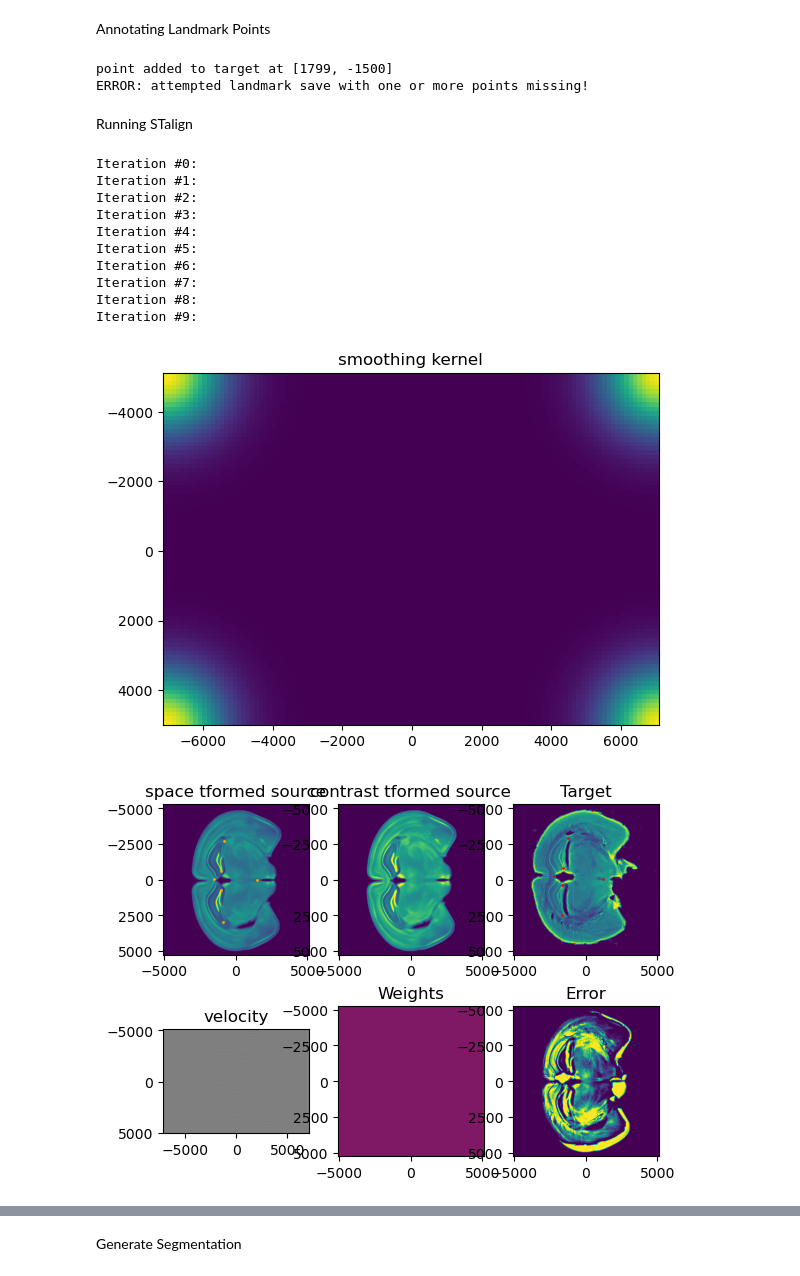
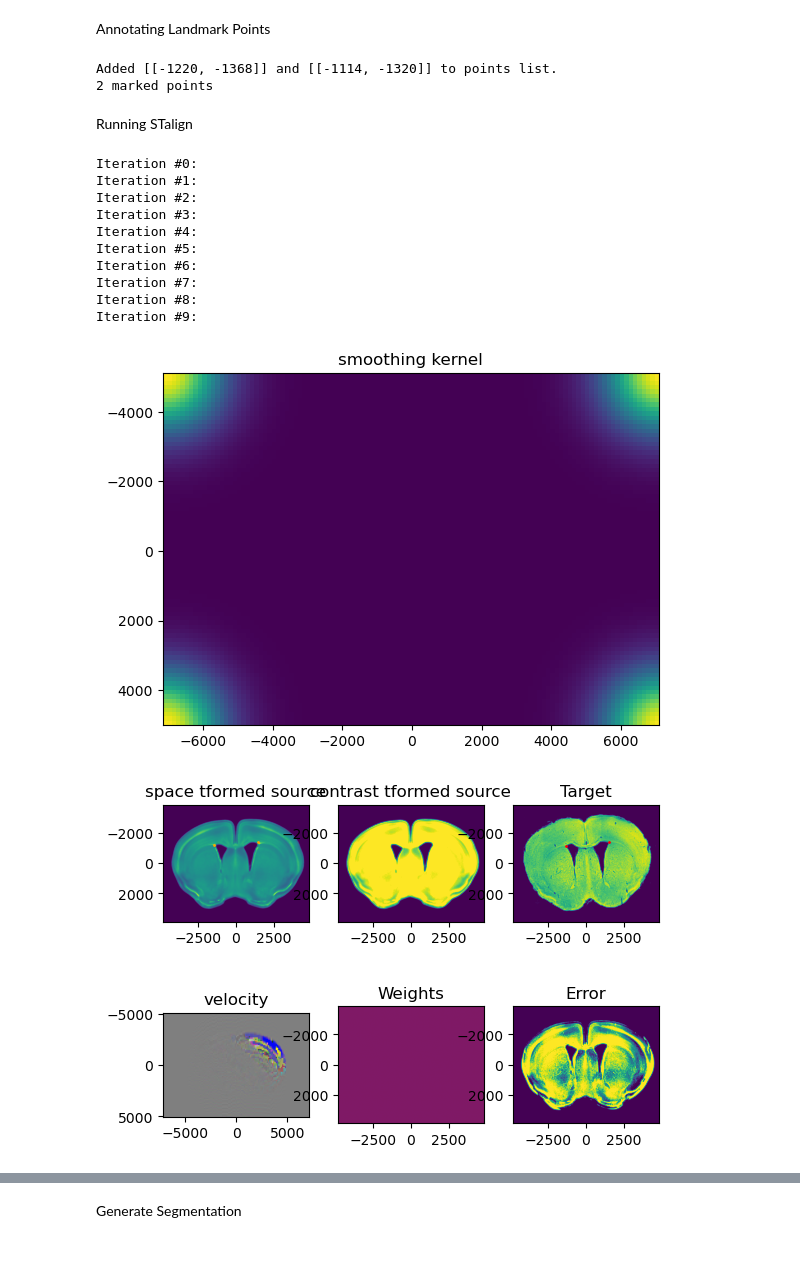
Before and after one commit to rk324/Dissecting-Atlas-Registered-Tissue, a Jupyter notebook: notebook.ipynb, the cells around one changed output, grey strips where cells are left out. Drawn from its saved outputs; the diff is of its cells as text; code cells hidden in the pictures.

Commit message:
modified notebook to work with structure of files + added plans for running visualign

```diff
--- a/notebook.ipynb
+++ b/notebook.ipynb
@@ -40,12 +40,12 @@ Loading in resources, target images, etc
 # Loading in target image
 
 
-img_filename = "Full Test\\stitched.tif" #### REPLACE ME ####
+img_filename = "Data\\Target_samples\\sample_1.jpg" #### REPLACE ME ####
 W_original = ski.io.imread(img_filename)
 W = W_original.copy()
 
 # uncomment/comment out preprocessing lines as needed, feel free to edit, rearrange, and add your own pre-processing
-W = ski.color.rgb2gray(ski.color.rgba2rgb(W)) # greyscaling rgb image
+W = ski.color.rgb2gray(W) # greyscaling rgb image
 W = (W - np.min(W)) / (np.max(W) - np.min(W)) # normalizing image
 W = 1-W # inverting, optional
 ds_factor = 1 #### CHANGE ME #### if working with larger image that needs downscaling
@@ -76,8 +76,8 @@ chosen_atlas = 'DAPI' #### CHANGE ME ####
 
 if chosen_atlas == 'DAPI':
 
-    reference_img = nib.load("dapi_template_with_origin.nii").get_fdata()
-    reference_labels = nib.load("dapi_template_segmentation_full_with_origin.nii").get_fdata()
+    reference_img = nib.load("Data\\Atlases\\DAPI\\img_dapi.nii").get_fdata()
+    reference_labels = nib.load("Data\\Atlases\\DAPI\\label_dapi.nii").get_fdata()
 
     A_original = np.flip(np.transpose(reference_img,(1,2,0)),axis=(0,1))
     S = np.flip(np.transpose(reference_labels,(1,2,0)),axis=(0,1))
@@ -98,8 +98,8 @@ if chosen_atlas == 'DAPI':
 
 elif chosen_atlas == 'ALLEN':
 
-    A,_ = nrrd.read("ara_nissl_50.nrrd")
-    S, hdr = nrrd.read('annotation_50.nrrd')
+    A,_ = nrrd.read("Data\\Atlases\\Allen_50\\img_allen_50.nrrd")
+    S, hdr = nrrd.read('Data\\Atlases\\Allen_50\\label_allen_50.nrrd')
     S = np.array(S,dtype='float64')
 
     A = np.array((A - np.min(A)) / (np.max(A) - np.min(A)),dtype='float64') # normalize
@@ -499,8 +499,8 @@ ax[1].set_title('Target Image')
 
 plt.show()
 # %% [output]
-point added to target at [1799, -1500]
-ERROR: attempted landmark save with one or more points missing!
+Added [[-1220, -1368]] and [[-1114, -1320]] to points list.
+2 marked points
 # %%
 ### PLOT ANNOTATIONS TO ENSURE ACCURACY ###
 points_np = np.array(points)
@@ -1109,7 +1109,8 @@ if model_type == 'NORMAL':
     transform = LDDMM_3D_to_slice(
         xI,I,xJ,J,
         T=T,L=L,
-        nt=12,niter=5,
+        nt=12,
+        niter=2000, #### CHANGE ME #### suggested: 2000
         device=device,
         sigmaM = .2, #standard deviation of matching tissue intenities
         sigmaP = 1,
@@ -1124,32 +1125,33 @@ if model_type == 'NORMAL':
     )
 elif model_type == 'LBGFS':
     transform = LDDMM_3D_LBGFS(
         xI,I,xJ,J,
         T=T,L=L,
-        nt=12,niter=10,
+        nt=12,
+        niter=10, #### CHANGE ME #### suggested: 2000
         device=device,
         sigmaM = .5, #standard deviation of matching tissue intenities
         sigmaP = 1,
         sigmaR = 1e8,
         pointsI=points_atlas,
         pointsJ=points_target,
         a = 250,
 
     )
 else:
     print("ERROR: please set <model_type> to NORMAL or LBGFS")
 %matplotlib inline
 plt.show()
 # %% [output]
 Iteration #0:
 Iteration #1:
 Iteration #2:
 Iteration #3:
 Iteration #4:
 Iteration #5:
 Iteration #6:
 Iteration #7:
 Iteration #8:
 Iteration #9:
 [figure]
-[figure, old version]
+[figure, new version]
```
Also changed, not shown: parts of 7 cells of this notebook.
